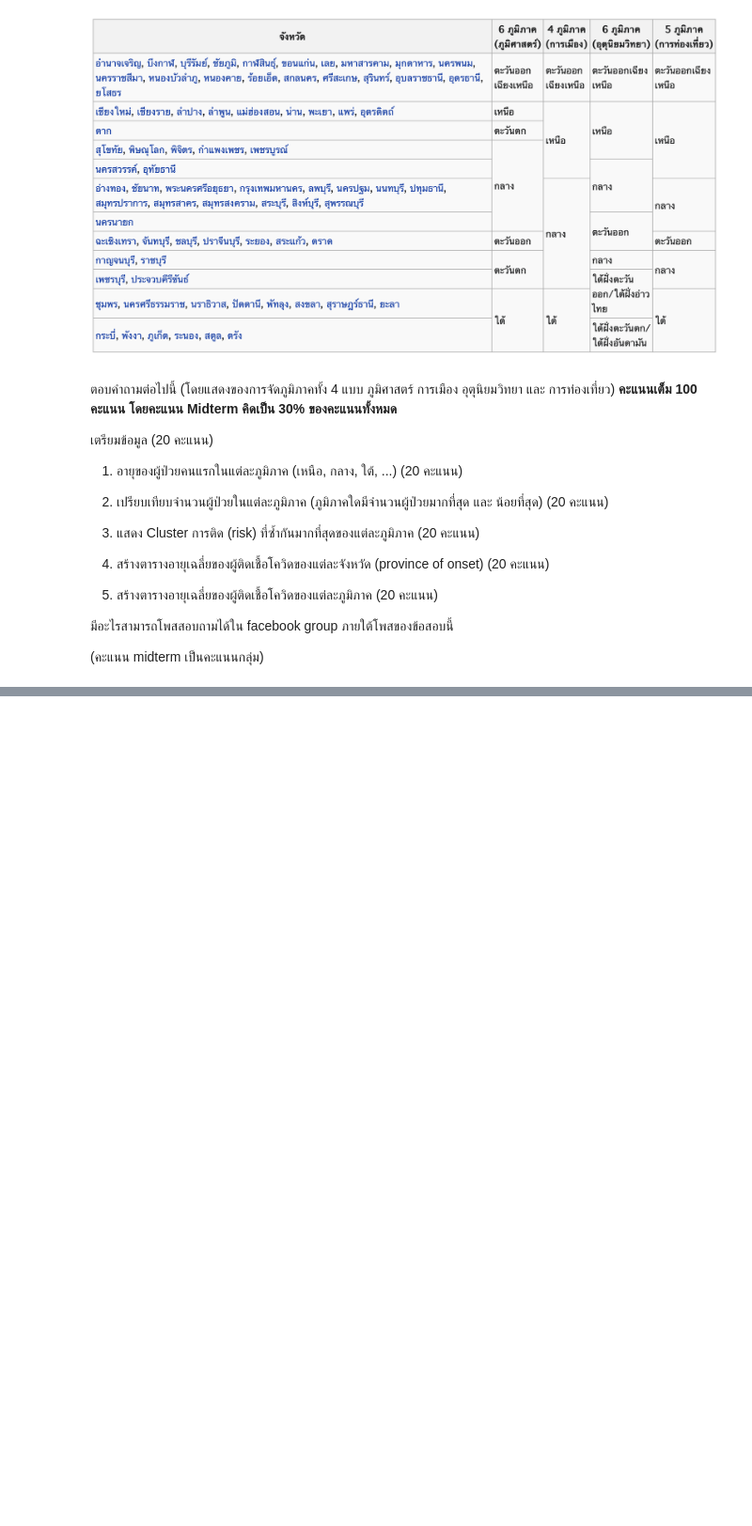
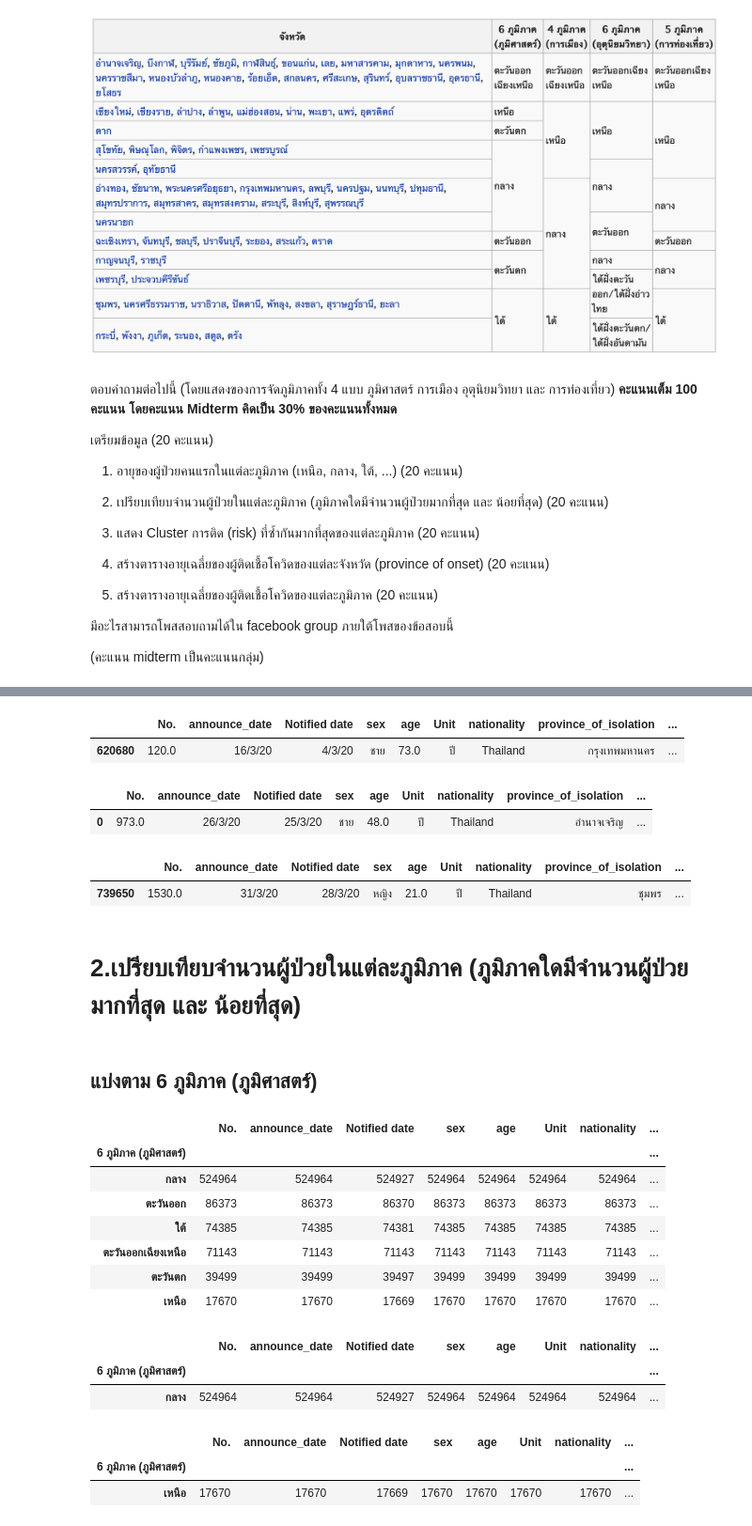
Before and after one commit to ThitiwatJtrsn/data_viz_2022, a Jupyter notebook: BasicPython&DataViz_midterm2022.ipynb, the cells around one changed output, grey strips where cells are left out. Shown at 94% size. Drawn from its saved outputs; the diff is of its cells as text; code cells hidden in the pictures; blank space fills up the shorter version.

```diff
--- a/BasicPython&DataViz_midterm2022.ipynb
+++ b/BasicPython&DataViz_midterm2022.ipynb
@@ -25,0 +186,3 @@ Midterm คิดเป็น 30% ของคะแนนทั้งหมด*
+# %%
+d_fillna =data.fillna(method='ffill')
+d_fillna.shape
@@ -25,0 +215,3 @@ Midterm คิดเป็น 30% ของคะแนนทั้งหมด*
+# %%
+df = d_fillna.merge(df_city,how='right',left_on = 'province_of_onset',right_on = 'จังหวัด')
+df.shape
@@ -25,0 +374,55 @@ Midterm คิดเป็น 30% ของคะแนนทั้งหมด*
+# %%
+### ตะวันออก
+
+df_S4 = df[df['5 ภูมิภาค (การท่องเที่ยว)']=='ตะวันออก'].head(1)
+df_S4
+# %% [output]
+|  | No. | announce_date | Notified date | sex | age | Unit | nationality | province_of_isolation | ... |
+| 620680 | 120.0 | 16/3/20 | 4/3/20 | ชาย | 73.0 | ปี | Thailand | กรุงเทพมหานคร | ... |
+# %%
+### ตะวันออกเฉียงเหนือ
+
+df_NE4 = df[df['5 ภูมิภาค (การท่องเที่ยว)']=='ตะวันออกเฉียงเหนือ'].head(1)
+df_NE4
+# %% [output]
+|  | No. | announce_date | Notified date | sex | age | Unit | nationality | province_of_isolation | ... |
+| 0 | 973.0 | 26/3/20 | 25/3/20 | ชาย | 48.0 | ปี | Thailand | อำนาจเจริญ | ... |
+# %%
+### ใต้
+
+df_E4 = df[df['5 ภูมิภาค (การท่องเที่ยว)']=='ใต้'].head(1)
+df_E4
+# %% [output]
+|  | No. | announce_date | Notified date | sex | age | Unit | nationality | province_of_isolation | ... |
+| 739650 | 1530.0 | 31/3/20 | 28/3/20 | หญิง | 21.0 | ปี | Thailand | ชุมพร | ... |
+# %% [markdown]
+# 2.เปรียบเทียบจำนวนผู้ป่วยในแต่ละภูมิภาค (ภูมิภาคใดมีจำนวนผู้ป่วยมากที่สุด และ น้อยที่สุด)
+# %% [markdown]
+## แบ่งตาม 6 ภูมิภาค (ภูมิศาสตร์)
+# %%
+df_2_1 = df.groupby('6 ภูมิภาค (ภูมิศาสตร์)').count()
+df_2_1_sort=df_2_1.sort_values(by='No.',ascending=False)
+df_2_1_sort
+# %% [output]
+|  | No. | announce_date | Notified date | sex | age | Unit | nationality | ... |
+| 6 ภูมิภาค (ภูมิศาสตร์) |  |  |  |  |  |  |  | ... |
+| กลาง | 524964 | 524964 | 524927 | 524964 | 524964 | 524964 | 524964 | ... |
+| ตะวันออก | 86373 | 86373 | 86370 | 86373 | 86373 | 86373 | 86373 | ... |
+| ใต้ | 74385 | 74385 | 74381 | 74385 | 74385 | 74385 | 74385 | ... |
+| ตะวันออกเฉียงเหนือ | 71143 | 71143 | 71143 | 71143 | 71143 | 71143 | 71143 | ... |
+| ตะวันตก | 39499 | 39499 | 39497 | 39499 | 39499 | 39499 | 39499 | ... |
+| เหนือ | 17670 | 17670 | 17669 | 17670 | 17670 | 17670 | 17670 | ... |
+# %%
+max1= df_2_1_sort.sort_values(by='No.',ascending=False).head(1)
+max1
+# %% [output]
+|  | No. | announce_date | Notified date | sex | age | Unit | nationality | ... |
+| 6 ภูมิภาค (ภูมิศาสตร์) |  |  |  |  |  |  |  | ... |
+| กลาง | 524964 | 524964 | 524927 | 524964 | 524964 | 524964 | 524964 | ... |
+# %%
+min1= df_2_1_sort.sort_values(by='No.',ascending=True).head(1)
+min1
+# %% [output]
+|  | No. | announce_date | Notified date | sex | age | Unit | nationality | ... |
+| 6 ภูมิภาค (ภูมิศาสตร์) |  |  |  |  |  |  |  | ... |
+| เหนือ | 17670 | 17670 | 17669 | 17670 | 17670 | 17670 | 17670 | ... |
```
Also changed, not shown: parts of 87 cells of this notebook.
